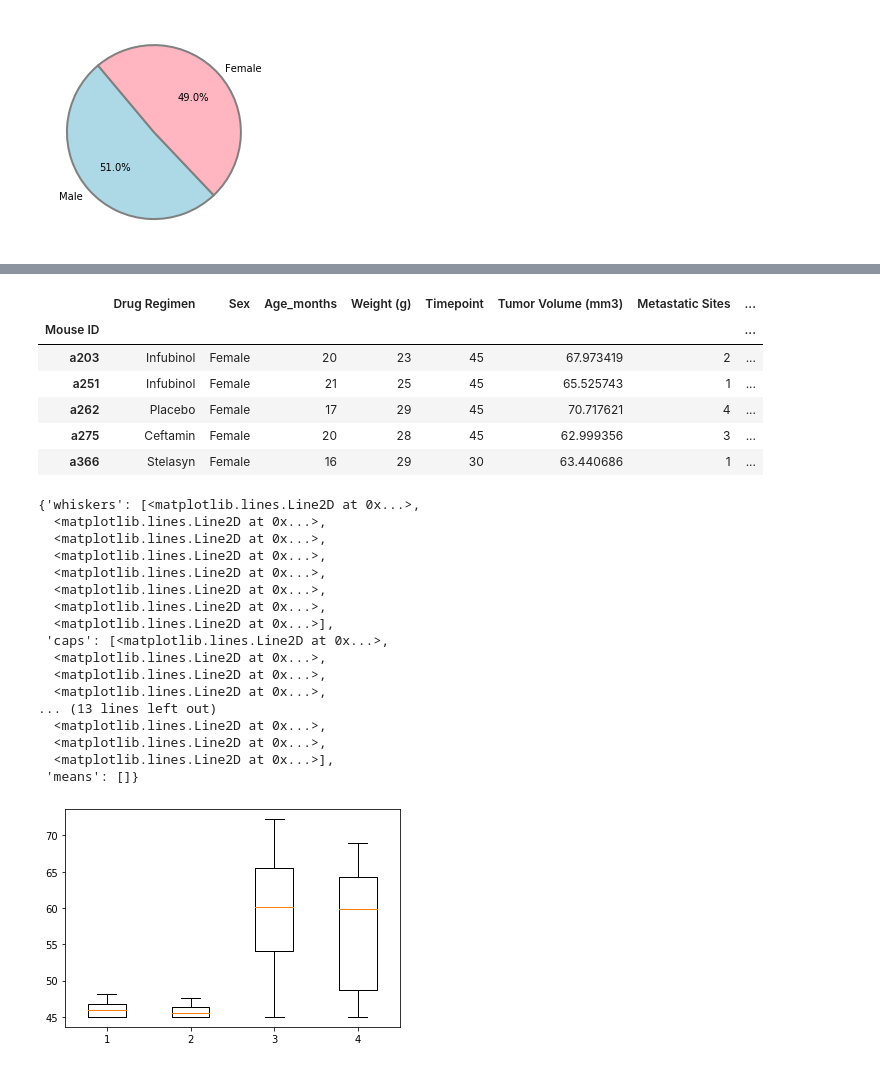
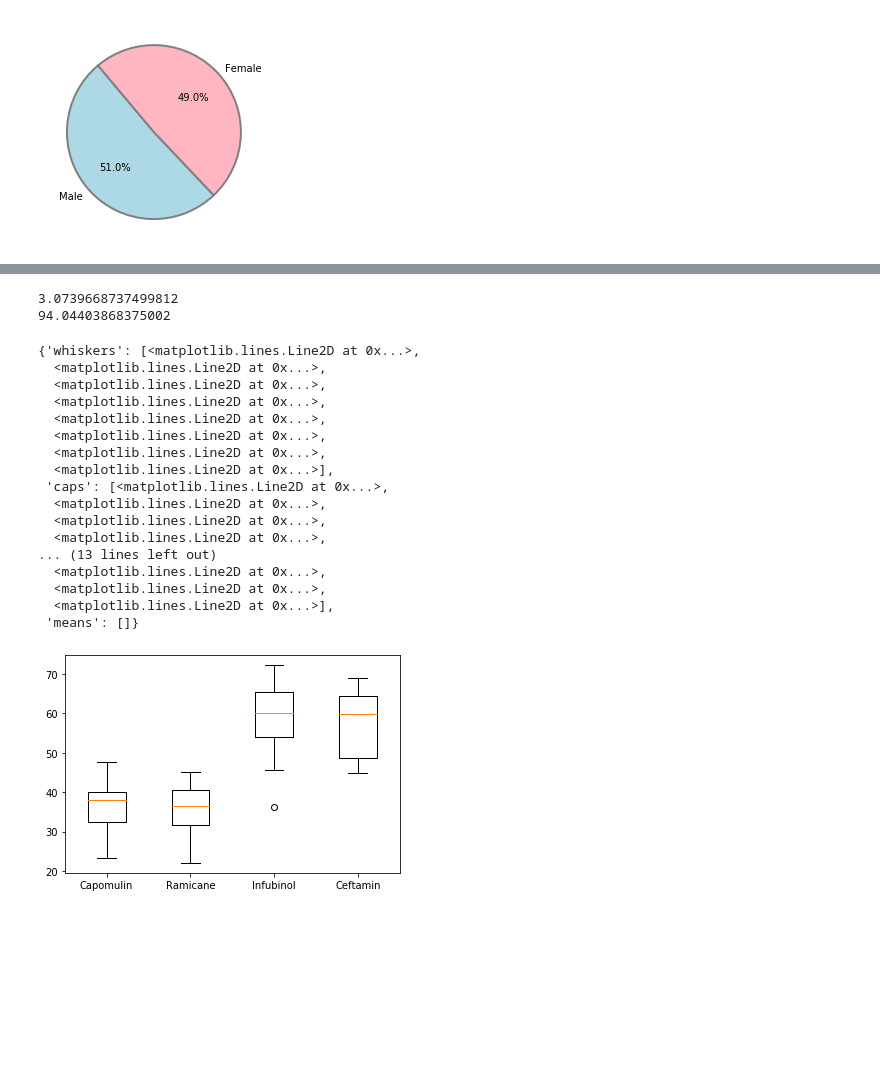
Before and after one commit to tylerhill122/matplotlib-challenge, a Jupyter notebook: Pymaceuticals.ipynb, the cells around one changed output, grey strips where cells are left out. Saved outputs shown, nothing was run; the diff lists cells and outputs as text; code cells hidden in the pictures; blank space fills up the shorter version.

```diff
--- a/Pymaceuticals.ipynb
+++ b/Pymaceuticals.ipynb
@@ -195,16 +196,11 @@ plt.pie(
 
 # Start by getting the last (greatest) timepoint for each mouse
 
-mouseid = df.groupby(df["Mouse ID"]).max()
-final_timepoints = mouseid["Timepoint"]
-mouseid["Final Timepoint"] = final_timepoints
-mouseid
+mouseid = pd.DataFrame(df.groupby(["Mouse ID"])["Timepoint"].max())
 
-# drugs_df = pd.DataFrame(df.loc[(df["Drug Regimen"] == "Ramicane")])
-# final_timepoint = drugs_df.loc[(df["Timepoint"] == 45), :]
-# ftv = final_timepoint["Tumor Volume (mm3)"]
-# drugs_df["Final Tumor Volume"] = ftv
-# drugs_df
+new_mouse_df = pd.merge(df, mouseid, on="Mouse ID")
+new_mouse_df.head()
 
 # Merge this group df with the original dataframe to get the tumor volume at the last timepoint
+# new_mouse_df = pd.merge(df, mouseid_df, on=("Mouse ID", "Timepoint"), how="right")
 # %% [output]
@@ -226,25 +214,21 @@ mouseid
 # Put treatments into a list for for loop (and later for plot labels)
 
 drugs = ["Capomulin", "Ramicane", "Infubinol", "Ceftamin"]
-new_mouse_df = pd.DataFrame(mouseid)
-new_mouse_df.head()
-# %% [output]
-|  | Drug Regimen | Sex | Age_months | Weight (g) | Timepoint | Tumor Volume (mm3) | Metastatic Sites | ... |
-| Mouse ID |  |  |  |  |  |  |  | ... |
-| a203 | Infubinol | Female | 20 | 23 | 45 | 67.973419 | 2 | ... |
-| a251 | Infubinol | Female | 21 | 25 | 45 | 65.525743 | 1 | ... |
-| a262 | Placebo | Female | 17 | 29 | 45 | 70.717621 | 4 | ... |
-| a275 | Ceftamin | Female | 20 | 28 | 45 | 62.999356 | 3 | ... |
-| a366 | Stelasyn | Female | 16 | 29 | 30 | 63.440686 | 1 | ... |
 # %%
 # Create empty list to fill with tumor vol data (for plotting)
 tumor_vol = []
+
 for drug in drugs:
     drug1 = new_mouse_df.loc[(new_mouse_df["Drug Regimen"] == drug)]
-    tv = drug1["Tumor Volume (mm3)"]
+    drug2 = drug1.loc[drug1["Timepoint_x"] == drug1["Timepoint_y"]]
+    tv = drug2["Tumor Volume (mm3)"]
     tumor_vol.append(tv)
 # %%
 # Calculate the IQR and quantitatively determine if there are any potential outliers.
+quartiles = np.quantile(tumor_vol, q = np.arange(0.25, 1, 0.25))
+lowerq = quartiles[0]
+upperq = quartiles[2]
+iqr = upperq-lowerq
 
 
     # Locate the rows which contain mice on each drug and get the tumor volumes
@@ -253,26 +237,35 @@ for drug in drugs:
     # add subset
 
 
+
     # Determine outliers using upper and lower bounds
+
+lower_bound = lowerq - (1.5*iqr)
+print(lower_bound)
+upper_bound = upperq + (1.5*iqr)
+print(upper_bound)
+# %% [output]
+3.0739668737499812
+94.04403868375002
 # %%
 # Generate a box plot of the final tumor volume of each mouse across four regimens of interest
-plt.boxplot(tumor_vol, notch=None, vert=None, patch_artist=None, widths=None)
+plt.boxplot(tumor_vol, labels=drugs, notch=None, vert=None, patch_artist=None, widths=None)
 # %% [output]
 {'whiskers': [<matplotlib.lines.Line2D at 0x...>,
   <matplotlib.lines.Line2D at 0x...>,
   <matplotlib.lines.Line2D at 0x...>,
   <matplotlib.lines.Line2D at 0x...>,
   <matplotlib.lines.Line2D at 0x...>,
   <matplotlib.lines.Line2D at 0x...>,
   <matplotlib.lines.Line2D at 0x...>,
   <matplotlib.lines.Line2D at 0x...>],
  'caps': [<matplotlib.lines.Line2D at 0x...>,
   <matplotlib.lines.Line2D at 0x...>,
   <matplotlib.lines.Line2D at 0x...>,
   <matplotlib.lines.Line2D at 0x...>,
 ... (13 lines left out)
   <matplotlib.lines.Line2D at 0x...>,
   <matplotlib.lines.Line2D at 0x...>,
   <matplotlib.lines.Line2D at 0x...>],
  'means': []}
-[figure, old version]
+[figure, new version]
```
Also changed, not shown: parts of 2 cells of this notebook.
